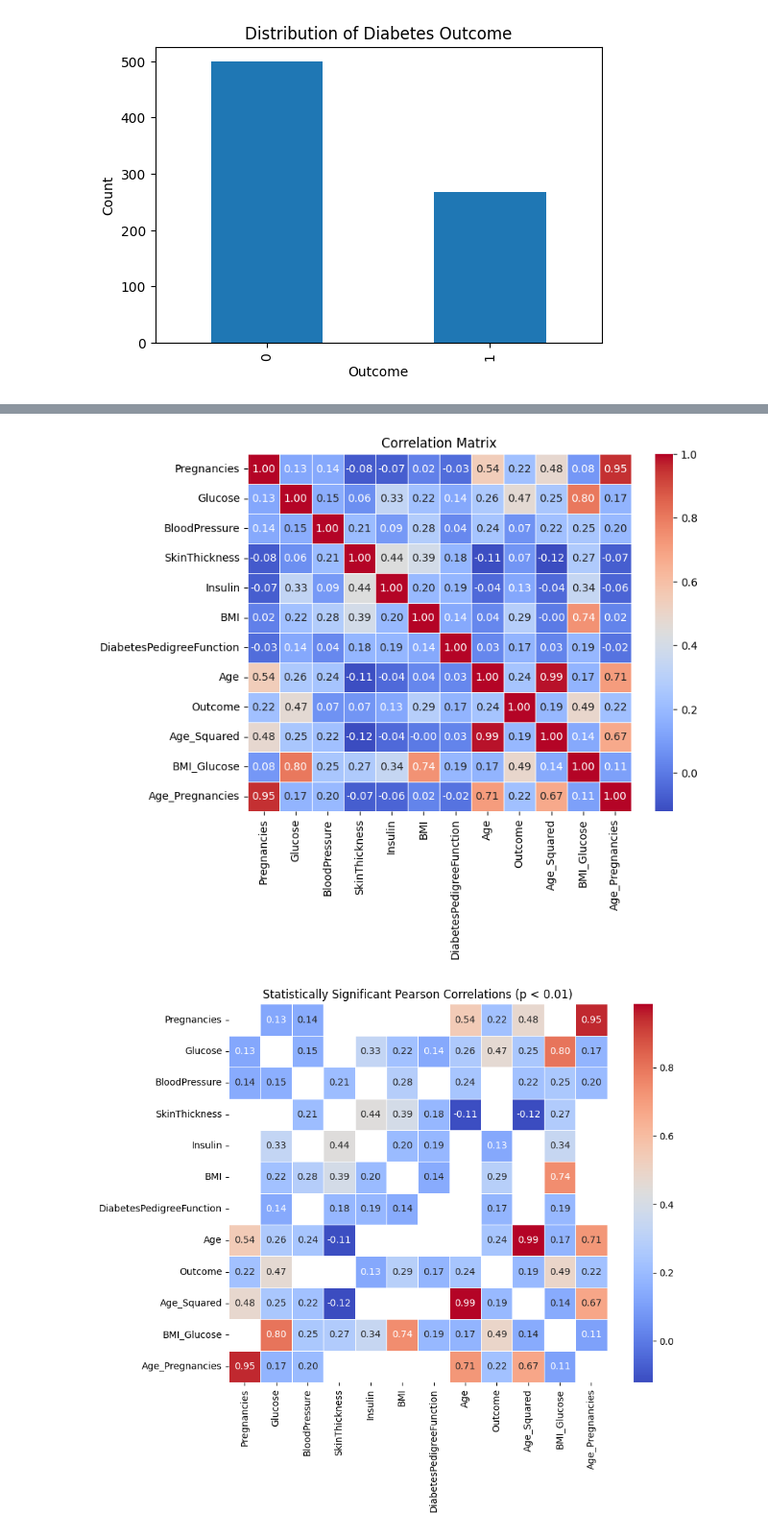
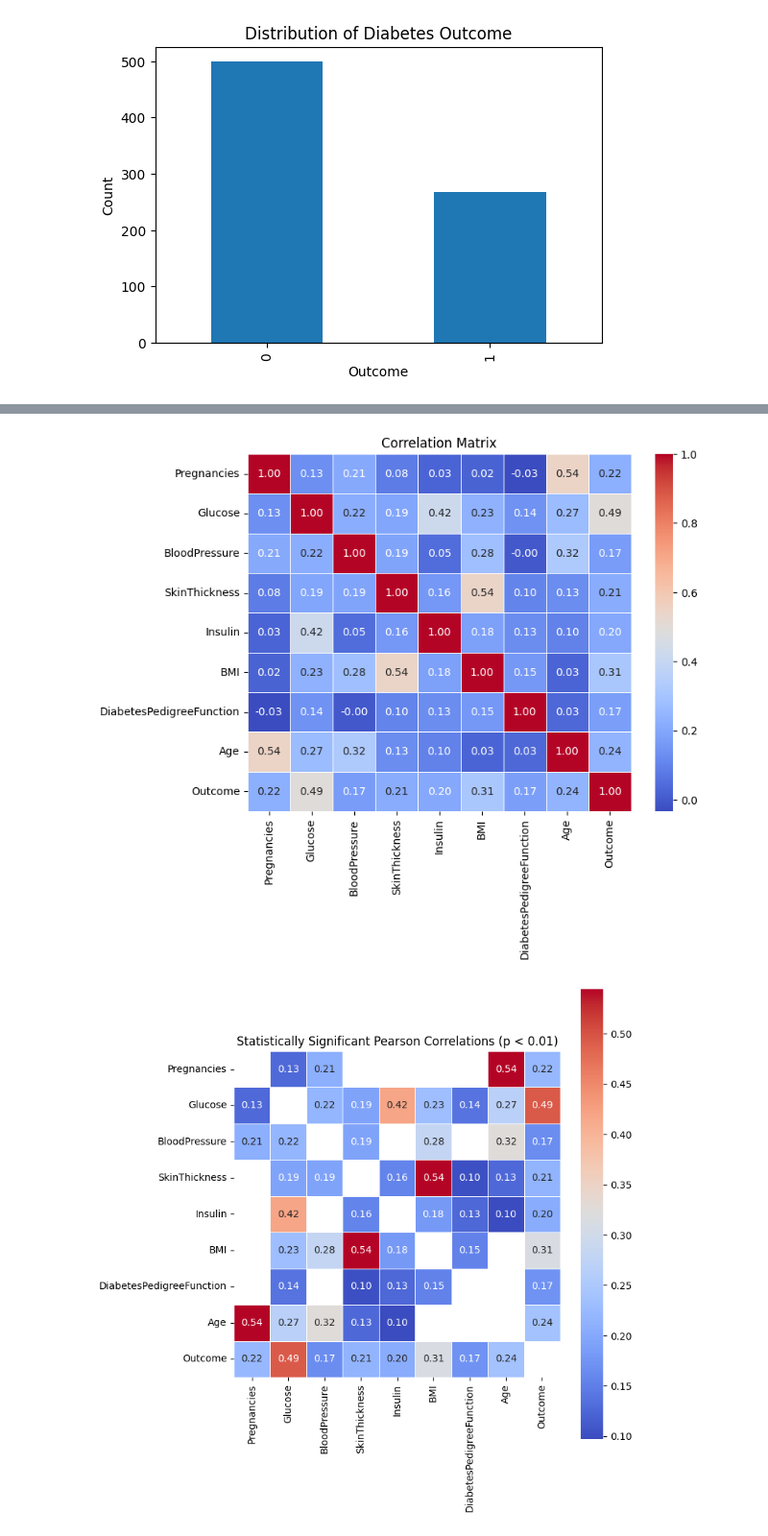
Before and after one commit to RoopamSeal/Diabetes-Prediction, a Jupyter notebook: Diabetes_Analysis.ipynb, the cells around one changed output, grey strips where cells are left out. Shown at 96% size. Drawn from its saved outputs; the diff is of its cells as text; code cells hidden in the pictures.

```diff
--- a/Diabetes_Analysis.ipynb
+++ b/Diabetes_Analysis.ipynb
@@ -15,10 +19,3 @@ data.head()
 | 2 | 8 | 183 | 64 | 0 | 0 | 23.3 | 0.672 | 32 | ... |
 | 3 | 1 | 89 | 66 | 23 | 94 | 28.1 | 0.167 | 21 | ... |
 | 4 | 0 | 137 | 40 | 35 | 168 | 43.1 | 2.288 | 33 | ... |
-# %%
-data['Age_Squared'] = data['Age'] ** 2
-data['BMI_Glucose'] = data['BMI'] * data['Glucose']
-data['Age_Pregnancies'] = data['Age'] * data['Pregnancies']
-
-# Check the new features
-data.head()
@@ -77,0 +75,12 @@ np.int64(0)
+# %%
+cols_to_replace = ['Glucose', 'BloodPressure', 'SkinThickness', 'Insulin', 'BMI']
+
+for col in cols_to_replace:
+    data[col] = data[col].replace(0, np.nan)
+
+for col in cols_to_replace:
+    median_val = data[col].median()
+    data[col] = data[col].fillna(median_val)
+
+print("Updated Missing Value Counts (Should all be 0):")
+print(data.isnull().sum())
@@ -90,13 +111,13 @@ plt.show()
 # %% [output]
 [figure]
 # %%
-fig, axes = plt.subplots(1, 11, figsize=(25, 5))
+fig, axes = plt.subplots(1, 8, figsize=(25, 5))
 for i, feature in enumerate(data.columns[:-1]):
-    sns.barplot(x=data['Outcome'], y=data[feature], hue=data['Outcome'], ax=axes[i], palette="Set2")
-    axes[i].set_title(f'{feature} vs Outcome')
-    axes[i].set_xlabel('Outcome')
-    axes[i].set_ylabel(feature)
-
+ sns.barplot(x=data['Outcome'], y=data[feature],
+hue=data['Outcome'], ax=axes[i], palette="Set2")
+ axes[i].set_title(f'{feature} vs Outcome')
+ axes[i].set_xlabel('Outcome')
+ axes[i].set_ylabel(feature)
 plt.suptitle("Comparison of Features with Outcome (Bar Plot)")
 plt.tight_layout()
 plt.show()
@@ -110,37 +131,34 @@ plt.title("Correlation Matrix")
 plt.savefig("Correlation.jpeg", dpi=300, bbox_inches= "tight")
 plt.show()
 # %% [output]
-[figure, old version]
+[figure, new version]
 # %%
 # use pearson coefficient correlation
 from scipy.stats import pearsonr
-# Initialize matrices
+
 cols = data.columns
 n = len(cols)
 corr_matrix = pd.DataFrame(np.zeros((n, n)), columns=cols, index=cols)
 pval_matrix = pd.DataFrame(np.ones((n, n)), columns=cols, index=cols)
 
-# Compute correlation and p-values
 for i in range(n):
     for j in range(n):
         if i != j:
             r, p = pearsonr(data[cols[i]], data[cols[j]])
             corr_matrix.iloc[i, j] = r
             pval_matrix.iloc[i, j] = p
 
-# Keep only statistically significant correlations (e.g., p < 0.05)
 significance_mask = pval_matrix < 0.01
 significant_corrs = corr_matrix.where(significance_mask)
 
-# Optional: set self-correlations to NaN for better visualization
 np.fill_diagonal(significant_corrs.values, np.nan)
 
-# Plot heatmap
-plt.figure(figsize=(10, 8))
+plt.figure(figsize=(8, 8))
 sns.heatmap(significant_corrs, annot=True, cmap='coolwarm', fmt=".2f", linewidths=0.5, square=True, mask=~significance_mask)
 plt.title("Statistically Significant Pearson Correlations (p < 0.01)")
+plt.savefig("Statistically significant Pearson Correlation", dpi=300, bbox_inches = "tight")
 plt.tight_layout()
 plt.show()
 # %% [output]
-[figure, old version]
+[figure, new version]
 # %%
```
Also changed, not shown: parts of 37 cells of this notebook.
